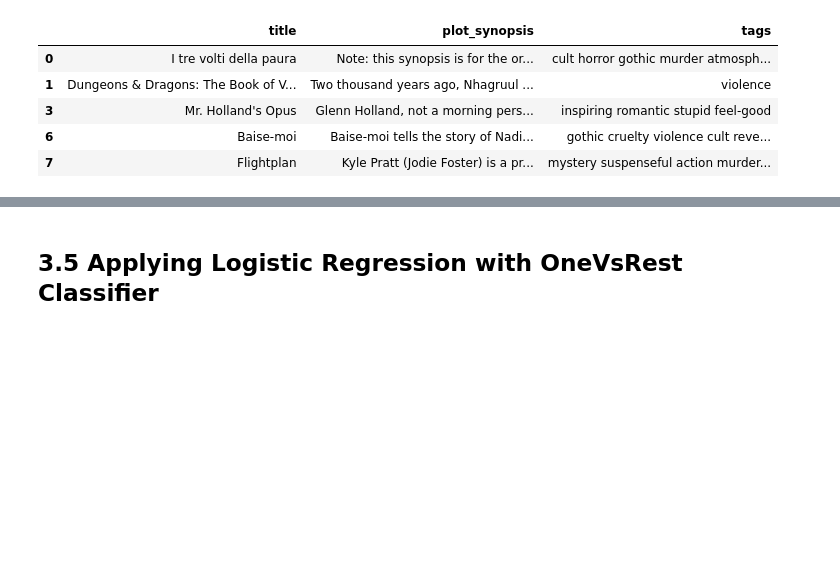
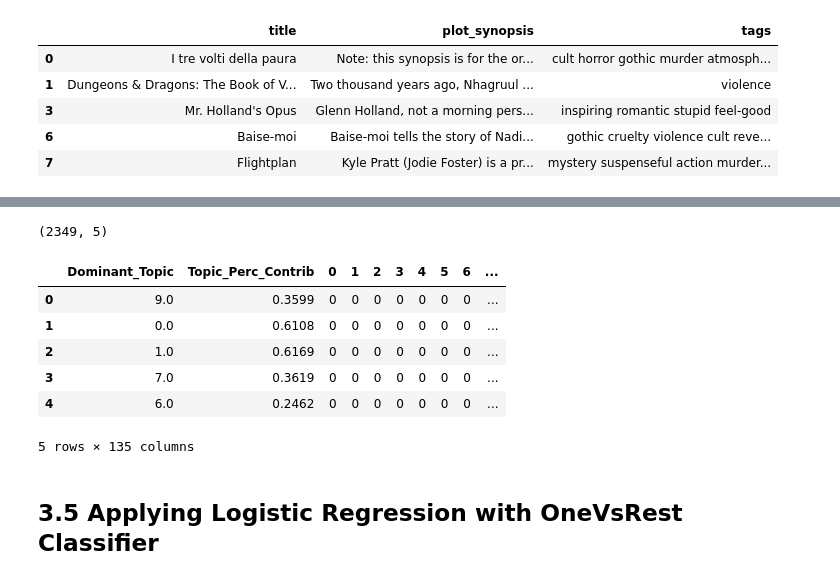
Before and after one commit to theja-vanka/movie-plot-synopses-with-tags, a Jupyter notebook: mpst.ipynb, the cells around one changed output, grey strips where cells are left out. Cells and saved outputs as stored; diff of their text form; code cells hidden in the pictures; blank space fills up the shorter version.

```diff
--- a/mpst.ipynb
+++ b/mpst.ipynb
@@ -303,0 +586,4 @@ Dimensions of val data X: (2349, 11283746) Y: (2349, 71)
+# %%
+df_dominant_val.shape
+# %% [output]
+(2349, 5)
@@ -304,3 +596,29 @@ Dimensions of val data X: (2349, 11283746) Y: (2349, 71)
+# %%
+keywords_train = multilabel_binarizer.transform(df_dominant_train['Keywords'])
+keywords_test = multilabel_binarizer.transform(df_dominant_test['Keywords'])
+keywords_val = multilabel_binarizer.transform(df_dominant_val['Keywords'])
+# %%
+top_train_final = df_dominant_train[['Dominant_Topic','Topic_Perc_Contrib']]
+top_test_final = df_dominant_test[['Dominant_Topic','Topic_Perc_Contrib']]
+top_val_final = df_dominant_val[['Dominant_Topic','Topic_Perc_Contrib']]
+# %%
+temp_train = pd.DataFrame(keywords_train)
+temp_test = pd.DataFrame(keywords_test)
+temp_val = pd.DataFrame(keywords_val)
+# %%
+train_topic = pd.concat([top_train_final,temp_train], axis=1)
+test_topic = pd.concat([top_test_final,temp_test], axis=1)
+val_topic = pd.concat([top_val_final,temp_val], axis=1)
+# %%
+train_topic.head()
+# %% [output]
+|  | Dominant_Topic | Topic_Perc_Contrib | 0 | 1 | 2 | 3 | 4 | 5 | 6 | ... |
+| 0 | 9.0 | 0.3599 | 0 | 0 | 0 | 0 | 0 | 0 | 0 | ... |
+| 1 | 0.0 | 0.6108 | 0 | 0 | 0 | 0 | 0 | 0 | 0 | ... |
+| 2 | 1.0 | 0.6169 | 0 | 0 | 0 | 0 | 0 | 0 | 0 | ... |
+| 3 | 7.0 | 0.3619 | 0 | 0 | 0 | 0 | 0 | 0 | 0 | ... |
+| 4 | 6.0 | 0.2462 | 0 | 0 | 0 | 0 | 0 | 0 | 0 | ... |
+5 rows × 135 columns
 # %% [markdown]
 ## 3.5 Applying Logistic Regression with OneVsRest Classifier
 # %%
```
Also changed, not shown: parts of 91 cells of this notebook.
